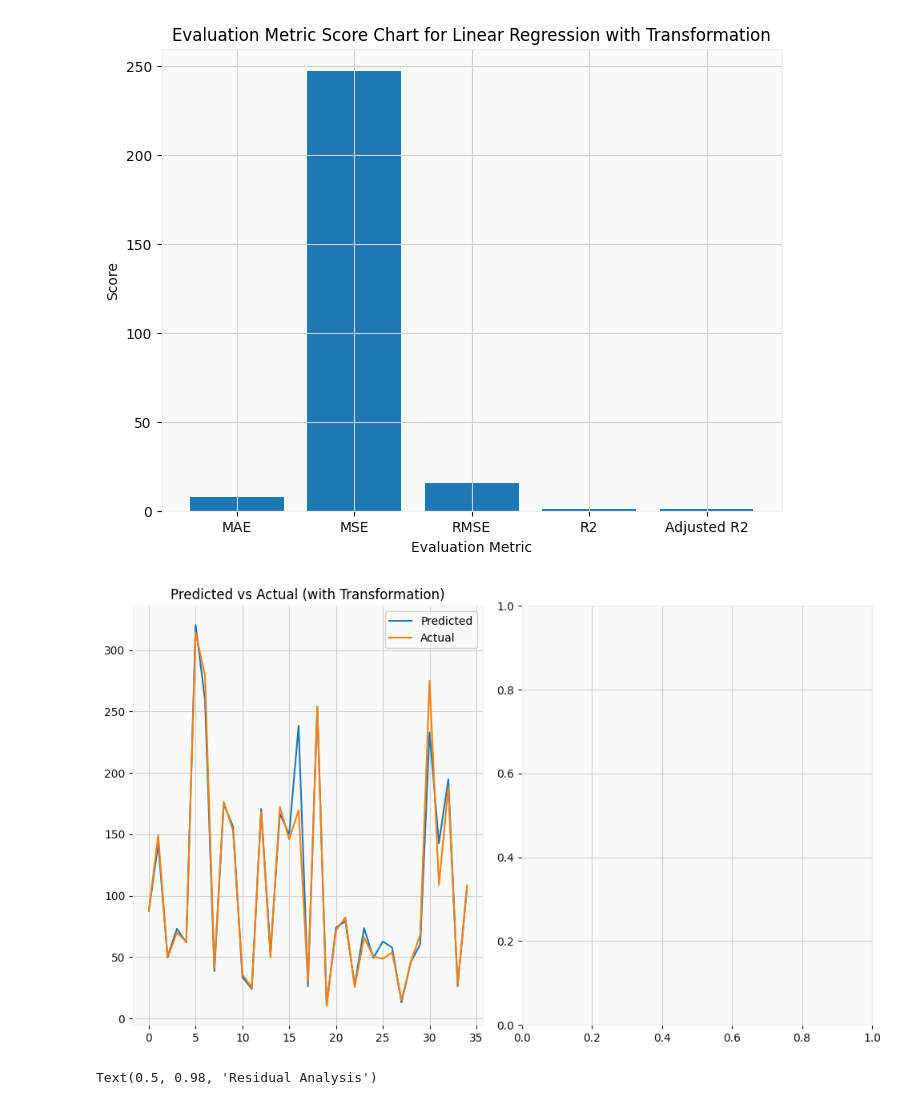
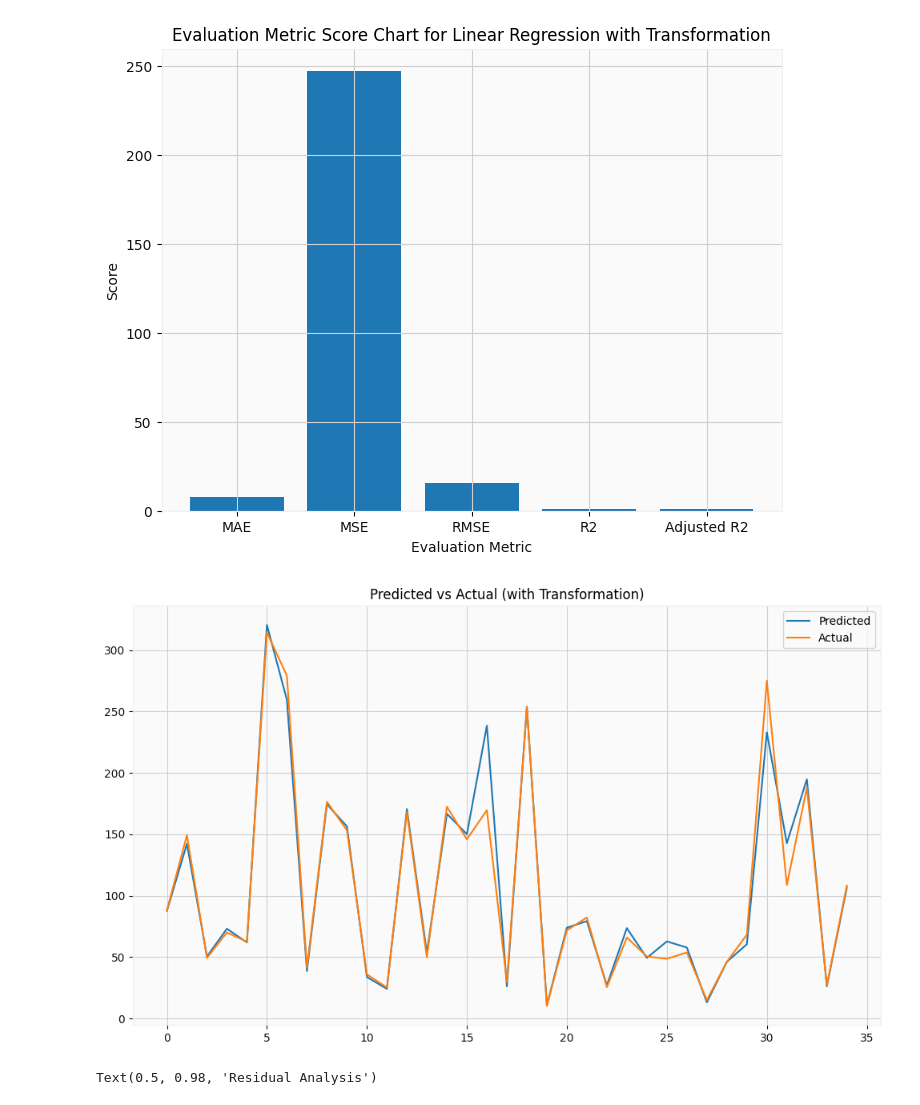
Before and after one commit to subhashsomarouthu/Yes_Bank_Stock_Closing_Price_Prediction, a Jupyter notebook: Yes_Bank_Stock_Closing_Price_prediction.ipynb, the cells around one changed output. Drawn from its saved outputs; the diff is of its cells as text; code cells hidden in the pictures.

```diff
--- a/Yes_Bank_Stock_Closing_Price_prediction.ipynb
+++ b/Yes_Bank_Stock_Closing_Price_prediction.ipynb
@@ -1299,25 +1199,20 @@ plt.show()
 # %%
 #visualizing actual and predicted data
 
 
-fig, (ax1, ax2) = plt.subplots(1, 2, figsize=(10, 6))
+fig, (ax1) = plt.subplots(1, 1, figsize=(10, 6))
 
 # Plot with transformation
 ax1.plot(10 ** (y_test_pred_with_transformation))
 ax1.plot(np.array(10 ** (y_test)))
 ax1.legend(["Predicted", "Actual"])
 ax1.set_title("Predicted vs Actual (with Transformation)")
 
-# Plot without transformation
-#ax2.plot(y_test_pred_without_transformation)
-#ax2.plot(np.array(Y_test))
-#ax2.legend(["Predicted", "Actual"])
-#ax2.set_title("Predicted vs Actual (without Transformation)")
 
 plt.tight_layout()
 plt.show()
 # %% [output]
-[figure, old version]
+[figure, new version]
 # %%
 fig=plt.figure(figsize=(8,8))
 
```
Also changed, not shown: parts of 46 cells of this notebook.
